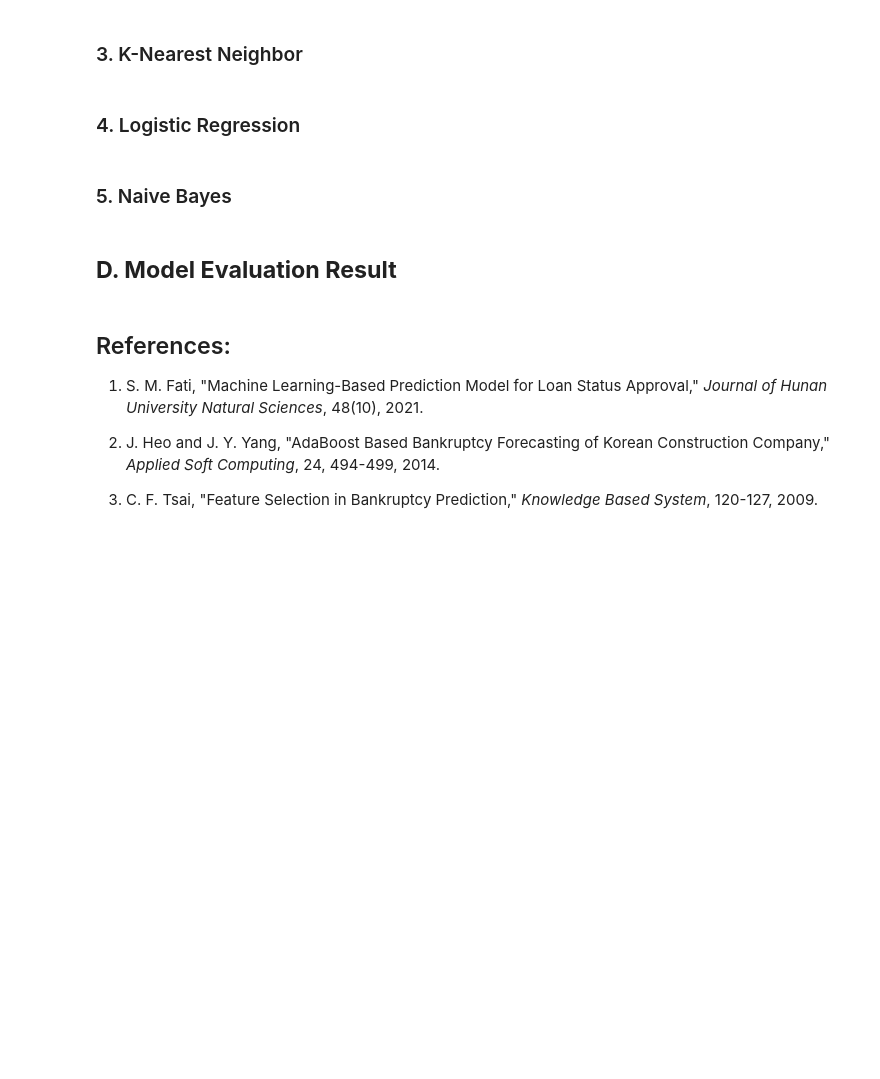
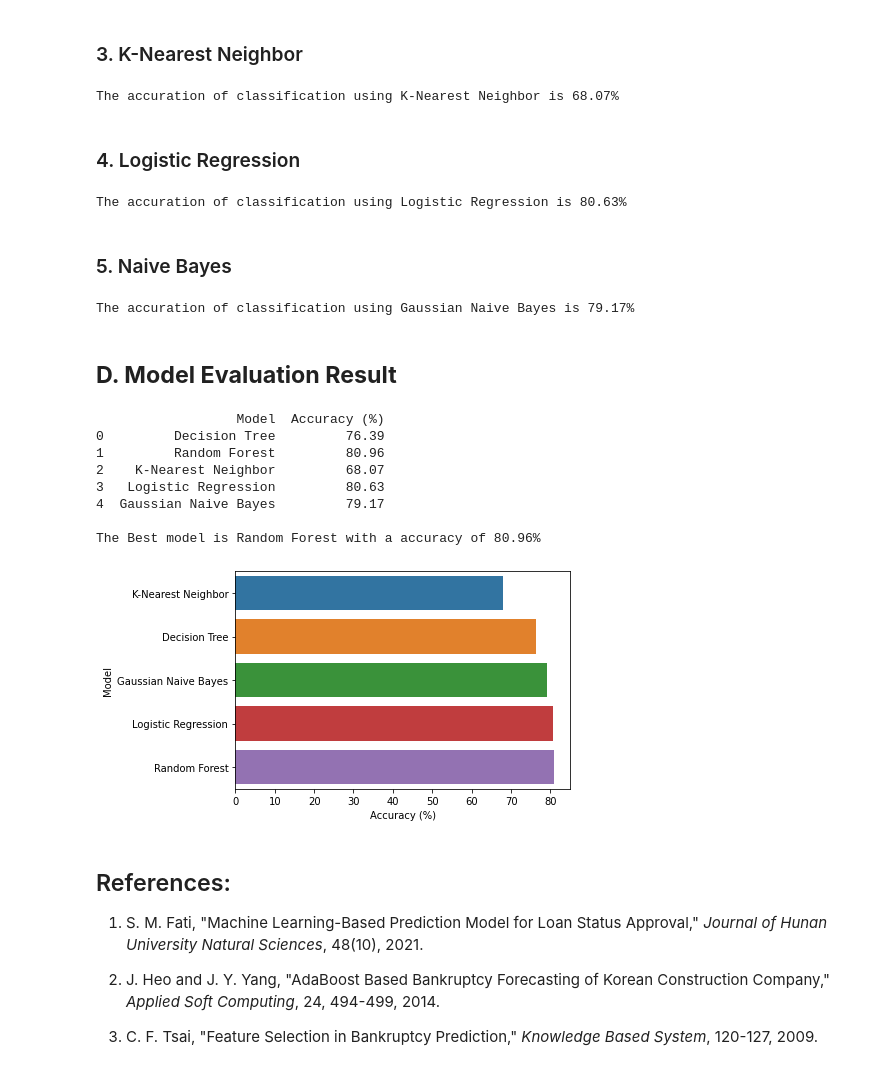
Before and after one commit to novazi/prediction-loan, a Jupyter notebook: Prediction Loan Approval.ipynb, the cells around one changed output. Drawn from its saved outputs; the diff is of its cells as text; code cells hidden in the pictures; blank space fills up the shorter version.

```diff
--- a/Prediction Loan Approval.ipynb
+++ b/Prediction Loan Approval.ipynb
@@ -473,31 +467,30 @@ print('The accuration of classification using Random Forest is %.2f%%' %(score.m
 # %% [markdown]
 ### 3. K-Nearest Neighbor
 # %%
-knn = KNeighborsClassifier()
-parameters = {'n_neighbors':(1, 3, 5, 7, 9, 11, 13, 15, 17, 19, 21, 23, 25),
-              'weights':('uniform', 'distance'),
-              'algorithm':('ball_tree', 'kd_tree', 'brute'),
-              'p':(0.5, 1, 1.5, 2)}
-score = cross_val_score(GridSearchCV(knn, parameters), x, y, cv=10)
-scores_1.append(score.mean())
-print('The accuration of classification using K-Nearest Neighbor is %.2f%%' %(score.mean()*100))
+knn = KNeighborsClassifier(n_neighbors=13,
+                           p=1,
+                           weights='uniform',
+                           algorithm='kd_tree')
+knn_score = round(cross_val_score(knn, x, y, cv=10).mean()*100, 2)
+print('The accuration of classification using K-Nearest Neighbor is %.2f%%' %(knn_score))
+# %% [output]
+The accuration of classification using K-Nearest Neighbor is 68.07%
 # %% [markdown]
 ### 4. Logistic Regression
 # %%
-lr = LogisticRegression()
-parameters = {'penalty':['l1', 'l2', 'elasticnet'],
-              'C':[1.0, 1.5, 2.0, 2.5, 3.0, 3.5, 4.0, 4.5, 5],
-              'max_iter':[200, 400, 800, 1000],
-              'solver':['lbfgs', 'liblinear', 'newton-cg', 'newton-cholesky', 'sag', 'saga']}
-score = cross_val_score(GridSearchCV(lr, parameters), x, y, cv=10)
-scores_1.append(score.mean())
-print('The accuration of classification using Logistic Regression is %.2f%%' %(score.mean()*100))
+lr = LogisticRegression(max_iter=1000,
+                        C=5)
+lr_score = round(cross_val_score(lr, x, y, cv=10).mean()*100, 2)
+print('The accuration of classification using Logistic Regression is %.2f%%' %(lr_score))
+# %% [output]
+The accuration of classification using Logistic Regression is 80.63%
 # %% [markdown]
 ### 5. Naive Bayes
 # %%
 gnb = GaussianNB()
-score = cross_val_score(gnb, x, y, cv=10)
-scores_1.append(score.mean())
-print('The accuration of classification using Gaussian Naive Bayes is %.2f%%' %(score.mean()*100))
+gnb_score = round(cross_val_score(gnb, x, y, cv=10).mean()*100, 2)
+print('The accuration of classification using Gaussian Naive Bayes is %.2f%%' %(gnb_score))
+# %% [output]
+The accuration of classification using Gaussian Naive Bayes is 79.17%
 # %% [markdown]
 ## **D. Model Evaluation Result**
@@ -516,3 +497,26 @@ plt.show()
+# %%
+models = pd.DataFrame({
+    'Model' : ['Decision Tree', 'Random Forest', 'K-Nearest Neighbor', 'Logistic Regression', 'Gaussian Naive Bayes'],
+    'Accuracy (%)' : [dtc_score, rfc_score, knn_score, lr_score, gnb_score]})
+
+print(models)
+print('\nThe Best model is {} with a accuracy of {}%'.format(models.loc[models['Accuracy (%)'].idxmax(), 'Model'],
+                                                           models['Accuracy (%)'].max()))
+
+# Visualize model evaluation result from each algorithms
+sns.barplot(x = 'Accuracy (%)', y = 'Model',
+            data = models.sort_values(by = 'Accuracy (%)', ascending = True))
+plt.show()
+# %% [output]
+                  Model  Accuracy (%)
+0         Decision Tree         76.39
+1         Random Forest         80.96
+2    K-Nearest Neighbor         68.07
+3   Logistic Regression         80.63
+4  Gaussian Naive Bayes         79.17
+
+The Best model is Random Forest with a accuracy of 80.96%
+[figure, added]
 # %% [markdown]
 ## References:
 1. S. M. Fati, "Machine Learning-Based Prediction Model for Loan Status Approval," *Journal of Hunan University Natural Sciences*, 48(10), 2021.
```
Also changed, not shown: parts of 3 cells of this notebook.
